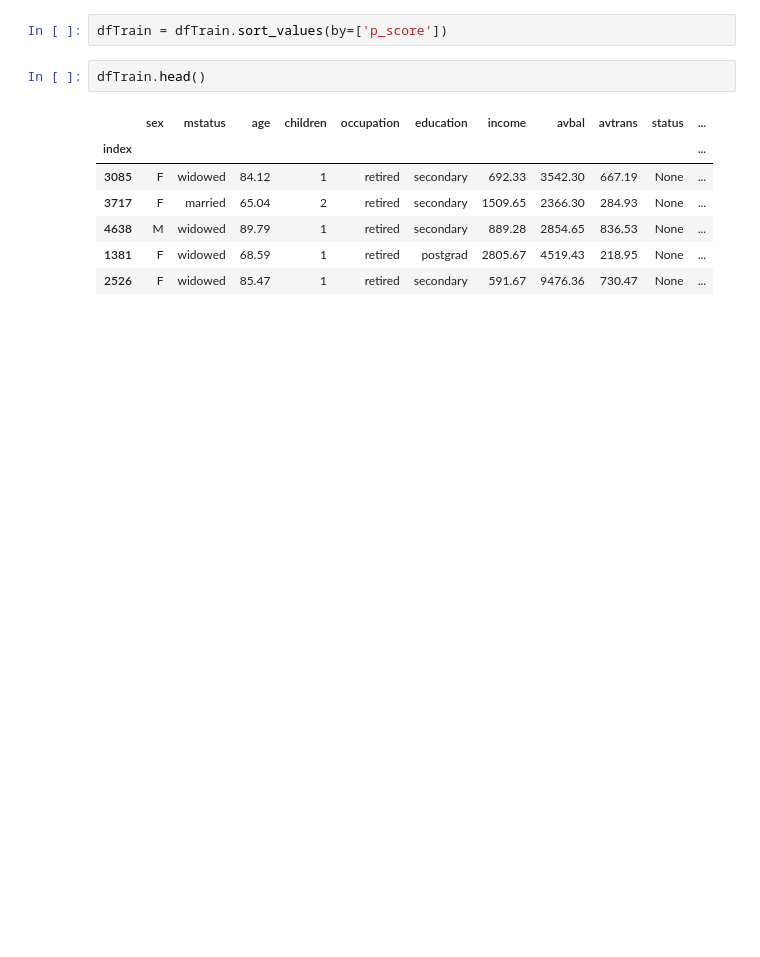
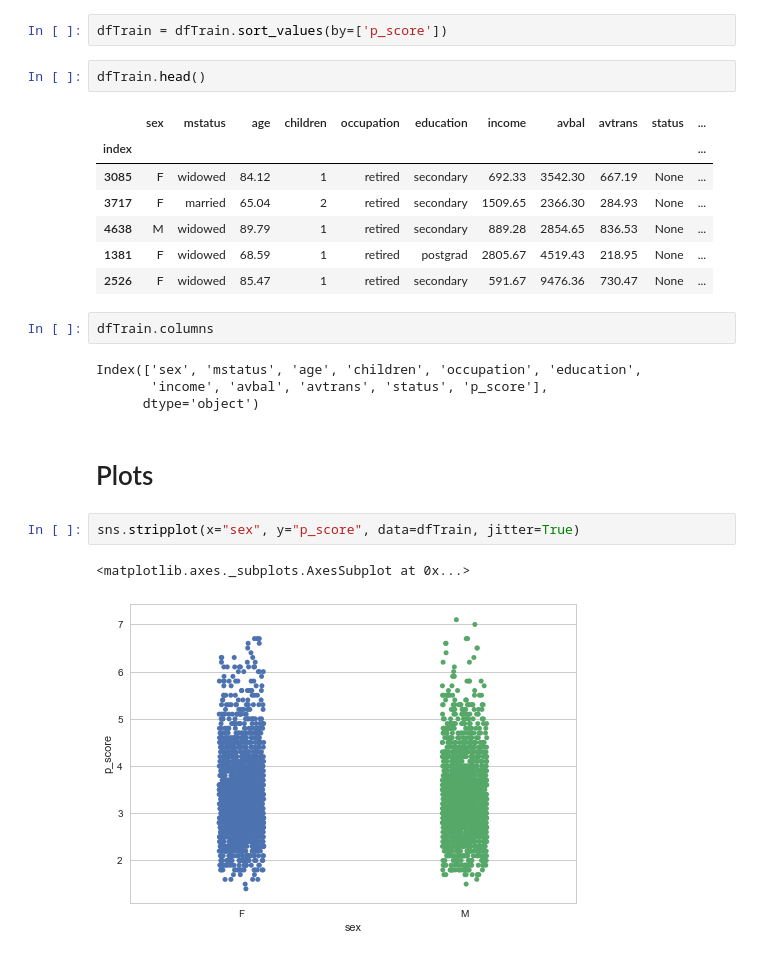
Before and after one commit to peterwtlee/MTech-KE-DISPBA, a Jupyter notebook: src/Fuzzy.ipynb, the cells around one changed output. Cells and saved outputs as stored; diff of their text form; blank space fills up the shorter version.

```diff
--- a/src/Fuzzy.ipynb
+++ b/src/Fuzzy.ipynb
@@ -72,3 +54,16 @@ dfTrain.head()
 | 4638 | M | widowed | 89.79 | 1 | retired | secondary | 889.28 | 2854.65 | 836.53 | None | ... |
 | 1381 | F | widowed | 68.59 | 1 | retired | postgrad | 2805.67 | 4519.43 | 218.95 | None | ... |
 | 2526 | F | widowed | 85.47 | 1 | retired | secondary | 591.67 | 9476.36 | 730.47 | None | ... |
+# %%
+dfTrain.columns
+# %% [output]
+Index(['sex', 'mstatus', 'age', 'children', 'occupation', 'education',
+       'income', 'avbal', 'avtrans', 'status', 'p_score'],
+      dtype='object')
+# %% [markdown]
+# Plots
+# %%
+sns.stripplot(x="sex", y="p_score", data=dfTrain, jitter=True)
+# %% [output]
+<matplotlib.axes._subplots.AxesSubplot at 0x...>
+[figure, added]
```
Also changed, not shown: parts of 44 cells of this notebook.
